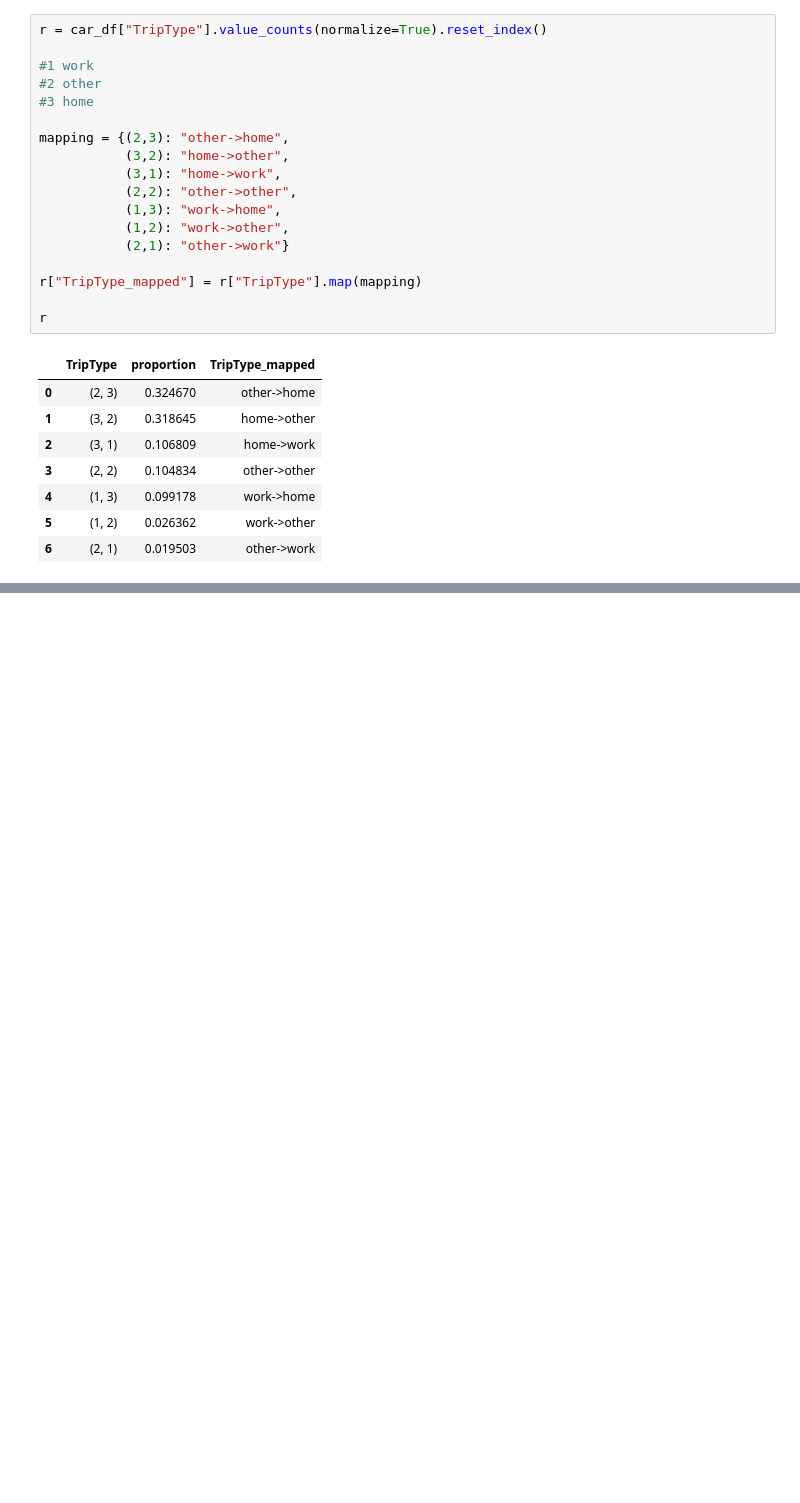
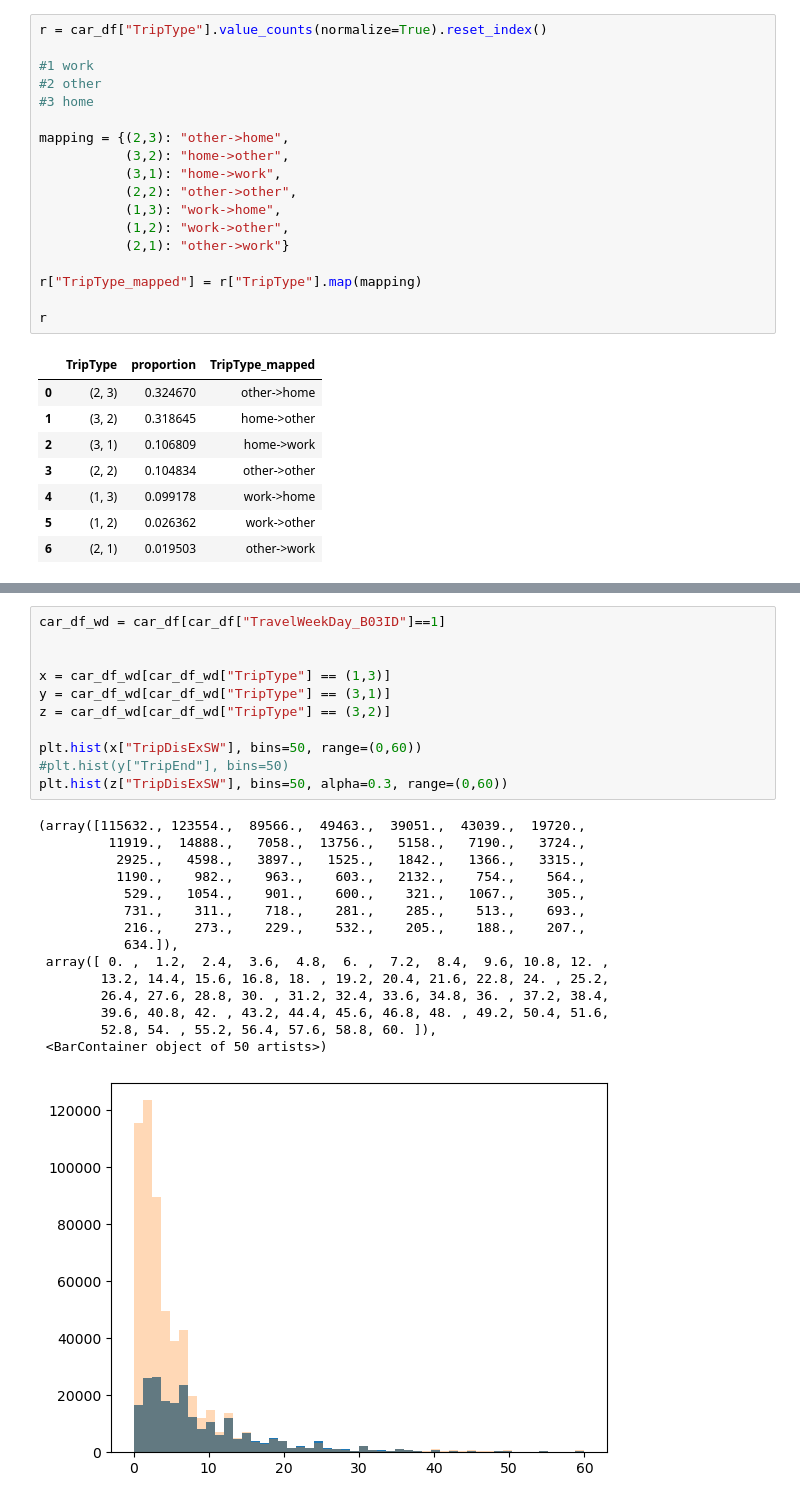
Before and after one commit to andriysinclair/SimulatingEVDemand, a Jupyter notebook: EDA_NTS.ipynb, the cells around one changed output, grey strips where cells are left out. Cells and saved outputs as stored; diff of their text form; blank space fills up the shorter version.

```diff
--- a/EDA_NTS.ipynb
+++ b/EDA_NTS.ipynb
@@ -175,0 +208,27 @@ r
+# %%
+car_df_wd = car_df[car_df["TravelWeekDay_B03ID"]==1]
+
+
+x = car_df_wd[car_df_wd["TripType"] == (1,3)]
+y = car_df_wd[car_df_wd["TripType"] == (3,1)]
+z = car_df_wd[car_df_wd["TripType"] == (3,2)]
+
+plt.hist(x["TripDisExSW"], bins=50, range=(0,60))
+#plt.hist(y["TripEnd"], bins=50)
+plt.hist(z["TripDisExSW"], bins=50, alpha=0.3, range=(0,60))
+# %% [output]
+(array([115632., 123554.,  89566.,  49463.,  39051.,  43039.,  19720.,
+         11919.,  14888.,   7058.,  13756.,   5158.,   7190.,   3724.,
+          2925.,   4598.,   3897.,   1525.,   1842.,   1366.,   3315.,
+          1190.,    982.,    963.,    603.,   2132.,    754.,    564.,
+           529.,   1054.,    901.,    600.,    321.,   1067.,    305.,
+           731.,    311.,    718.,    281.,    285.,    513.,    693.,
+           216.,    273.,    229.,    532.,    205.,    188.,    207.,
+           634.]),
+ array([ 0. ,  1.2,  2.4,  3.6,  4.8,  6. ,  7.2,  8.4,  9.6, 10.8, 12. ,
+        13.2, 14.4, 15.6, 16.8, 18. , 19.2, 20.4, 21.6, 22.8, 24. , 25.2,
+        26.4, 27.6, 28.8, 30. , 31.2, 32.4, 33.6, 34.8, 36. , 37.2, 38.4,
+        39.6, 40.8, 42. , 43.2, 44.4, 45.6, 46.8, 48. , 49.2, 50.4, 51.6,
+        52.8, 54. , 55.2, 56.4, 57.6, 58.8, 60. ]),
+ <BarContainer object of 50 artists>)
+[figure, added]
```
Also changed, not shown: parts of 4 cells of this notebook, 2 other files.
